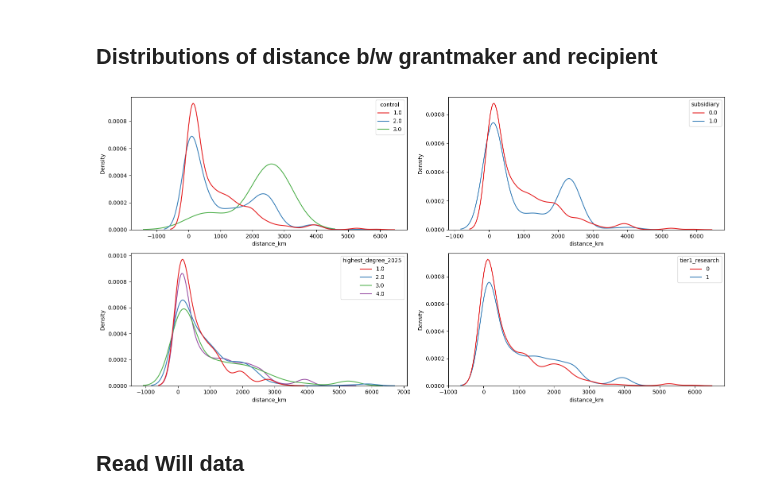
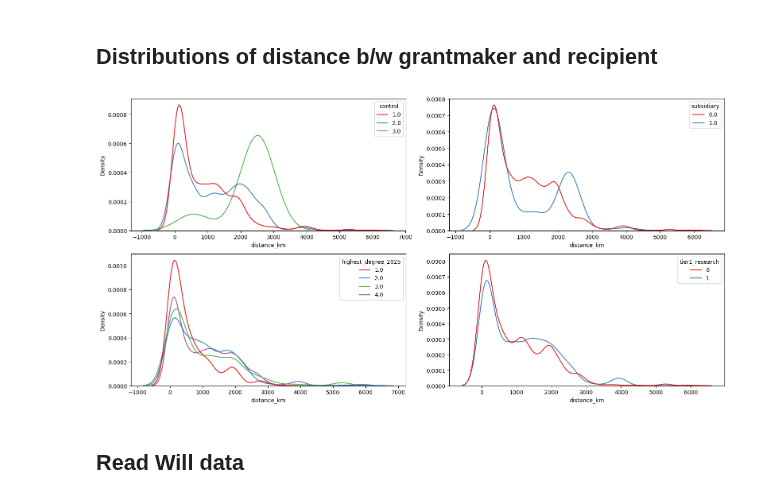
Before and after one commit to lindseygulden/foundations, a Jupyter notebook: foundation/analysis.ipynb, the cells around one changed output. Cells and saved outputs as stored; diff of their text form; code cells hidden in the pictures.

```diff
--- a/foundation/analysis.ipynb
+++ b/foundation/analysis.ipynb
@@ -127,20 +127,20 @@ unique_u_df[["grant_amount_2024_usd", "research2025name"]].groupby(
 # %%
 fig, axes = plt.subplots(2, 2, figsize=(16, 8))
 for i, huevar in enumerate(
     ["control", "subsidiary", "highest_degree_2025", "tier1_research"]
 ):
     plt.subplot(2, 2, i + 1)
     sns.kdeplot(
-        data=ff_df.loc[ff_df.family == 0],
+        data=ff_df,  # .loc[ff_df.corporate_foundation == 1],  # .loc[ff_df.family == 0],
         x="distance_km",
         hue=huevar,
         palette="Set1",
         common_norm=False,
     )
 
 fig.tight_layout()
 # %% [output]
-[figure, old version]
+[figure, new version]
 # %% [markdown]
 ## Read Will data
 # %%
```
Also changed, not shown: parts of 9 cells of this notebook.
